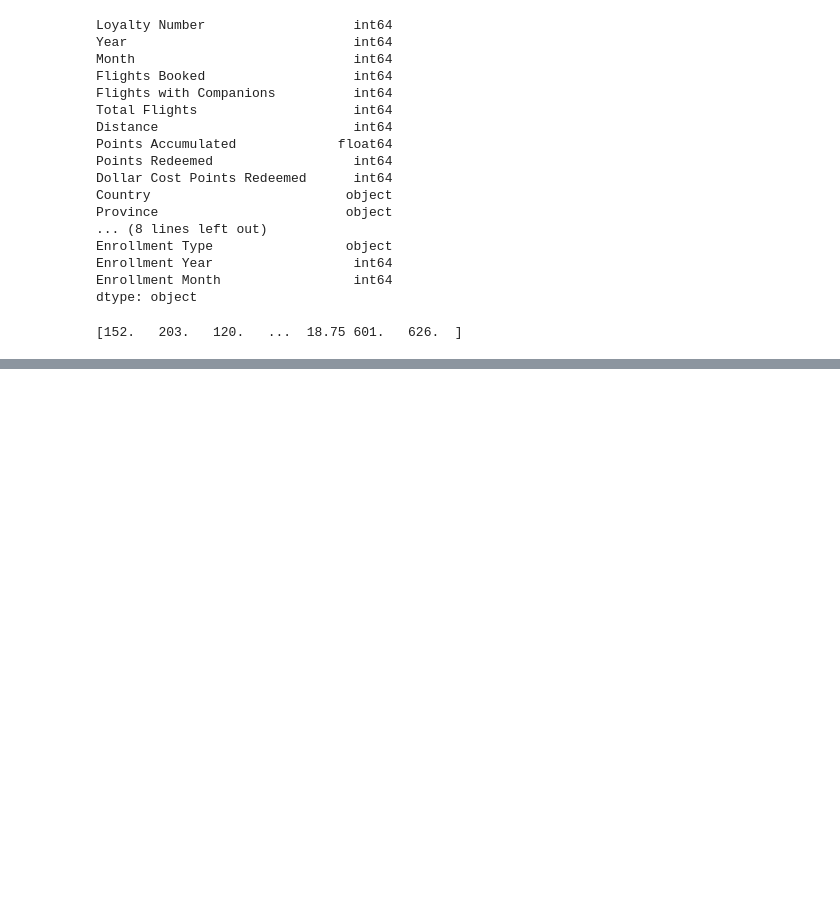
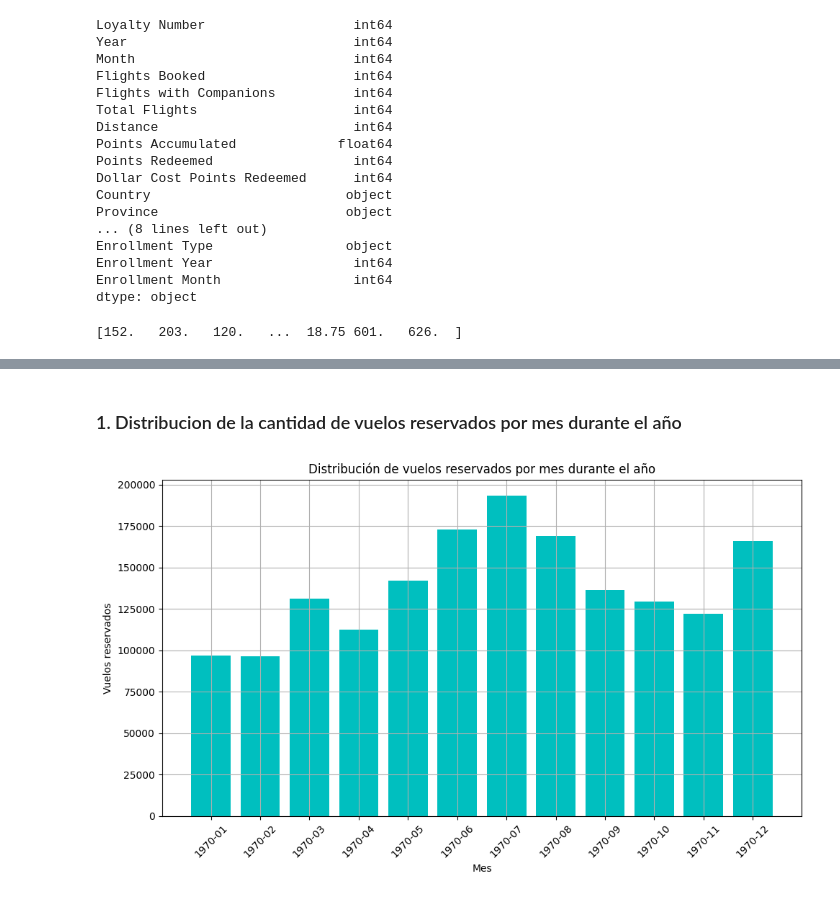
Before and after one commit to Adalab/bda-modulo-3-evaluacion-final-mandyhdezl, a Jupyter notebook: amada_hernandez_mod3_evaluacion.ipynb, the cells around one changed output, grey strips where cells are left out. Cells and saved outputs as stored; diff of their text form; code cells hidden in the pictures; blank space fills up the shorter version.

```diff
--- a/amada_hernandez_mod3_evaluacion.ipynb
+++ b/amada_hernandez_mod3_evaluacion.ipynb
@@ -370,0 +423,2 @@ dtype: object
+# %%
+df_merged["Year"] = df_merged["Year"].dt.year  # Extraer solo el año
@@ -370,0 +434,21 @@ dtype: object
+# %% [markdown]
+### 1. Distribucion de la cantidad de vuelos reservados por mes durante el año
+# %%
+reservas_por_mes = df_merged.groupby(["Year", "Month"])["Flights Booked"].sum()
+
+# Creamos una columna de 'Año-Mes' para el gráfico
+reservas_por_mes = reservas_por_mes.reset_index()
+reservas_por_mes["Año-Mes"] = reservas_por_mes["Year"].astype(str) + '-' + reservas_por_mes["Month"].astype(str).str.zfill(2)
+
+# Graficamos el diagrama de barras
+plt.figure(figsize=(10, 6))
+plt.bar(reservas_por_mes["Año-Mes"], reservas_por_mes["Flights Booked"], color='c')
+plt.title("Distribución de vuelos reservados por mes durante el año")
+plt.xlabel("Mes")
+plt.ylabel("Vuelos reservados")
+plt.grid(True)
+plt.xticks(rotation=45)
+plt.tight_layout()
+plt.show()
+# %% [output]
+[figure, added]
```
Also changed, not shown: parts of 16 cells of this notebook.
